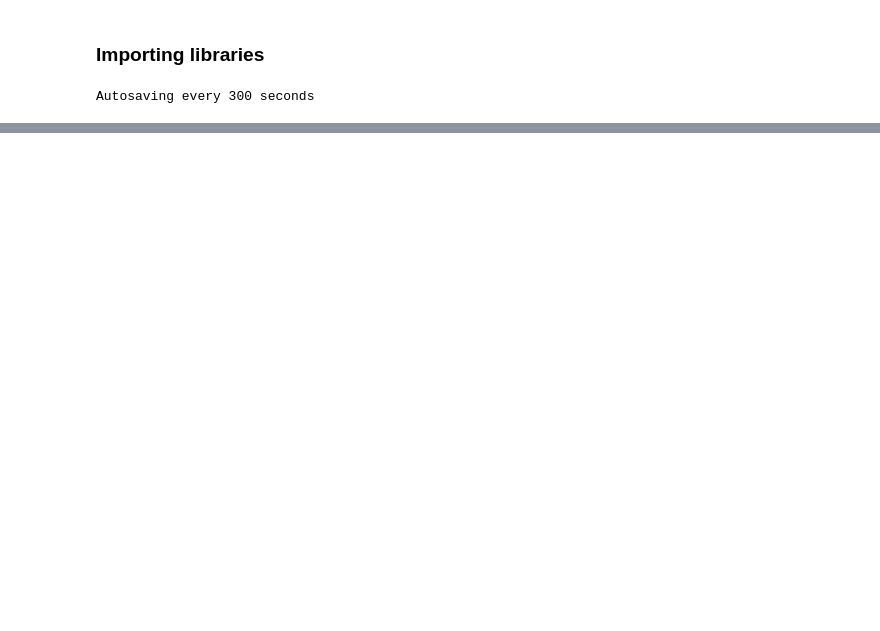
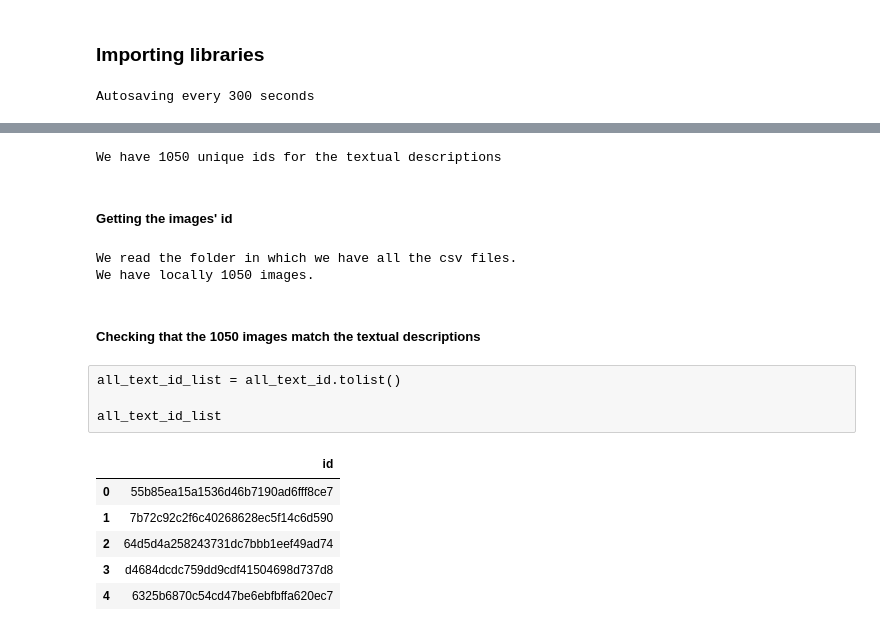
Before and after one commit to oumeima-elgharbi/P6_Data_Science_OpenClassrooms, a Jupyter notebook: P6_01_notebook.ipynb, the cells around one changed output, grey strips where cells are left out. Drawn from its saved outputs; the diff is of its cells as text; code cells hidden in the pictures; blank space fills up the shorter version.

```diff
--- a/P6_01_notebook.ipynb
+++ b/P6_01_notebook.ipynb
@@ -30,0 +51,40 @@ output_dataset_file = "{}{}".format(output_path, output_filename)
+# %%
+all_text_id = data_text['uniq_id']
+print("We have", all_text_id.unique().shape[0], "unique ids for the textual descriptions")
+# %% [output]
+We have 1050 unique ids for the textual descriptions
+# %% [markdown]
+##### Getting the images' id
+# %%
+from os import listdir
+from os.path import isfile, join
+
+print("We read the folder in which we have all the csv files.")
+
+all_images_id = [f for f in listdir(images_path) if isfile(join(images_path, f))]
+
+print("We have locally", len(all_images_id), "images.")
+# %% [output]
+We read the folder in which we have all the csv files.
+We have locally 1050 images.
+# %% [markdown]
+##### Checking that the 1050 images match the textual descriptions
+# %% [raw]
+all_text_id_list = all_text_id.tolist()
+
+all_text_id_list
+# %%
+df_images_id = pd.DataFrame({"id": [img[:-4] for img in all_images_id]}) # :-4 o remove the .jpg of the string
+
+df_text_id = all_text_id.copy()
+# transforming the pandas Series into a Df
+df_text_id = pd.DataFrame({"id": all_text_id})
+# %%
+df_text_id.head()
+# %% [output]
+|  | id |
+| 0 | 55b85ea15a1536d46b7190ad6fff8ce7 |
+| 1 | 7b72c92c2f6c40268628ec5f14c6d590 |
+| 2 | 64d5d4a258243731dc7bbb1eef49ad74 |
+| 3 | d4684dcdc759dd9cdf41504698d737d8 |
+| 4 | 6325b6870c54cd47be6ebfbffa620ec7 |
```
Also changed, not shown: parts of 24 cells of this notebook, 1 other file.
